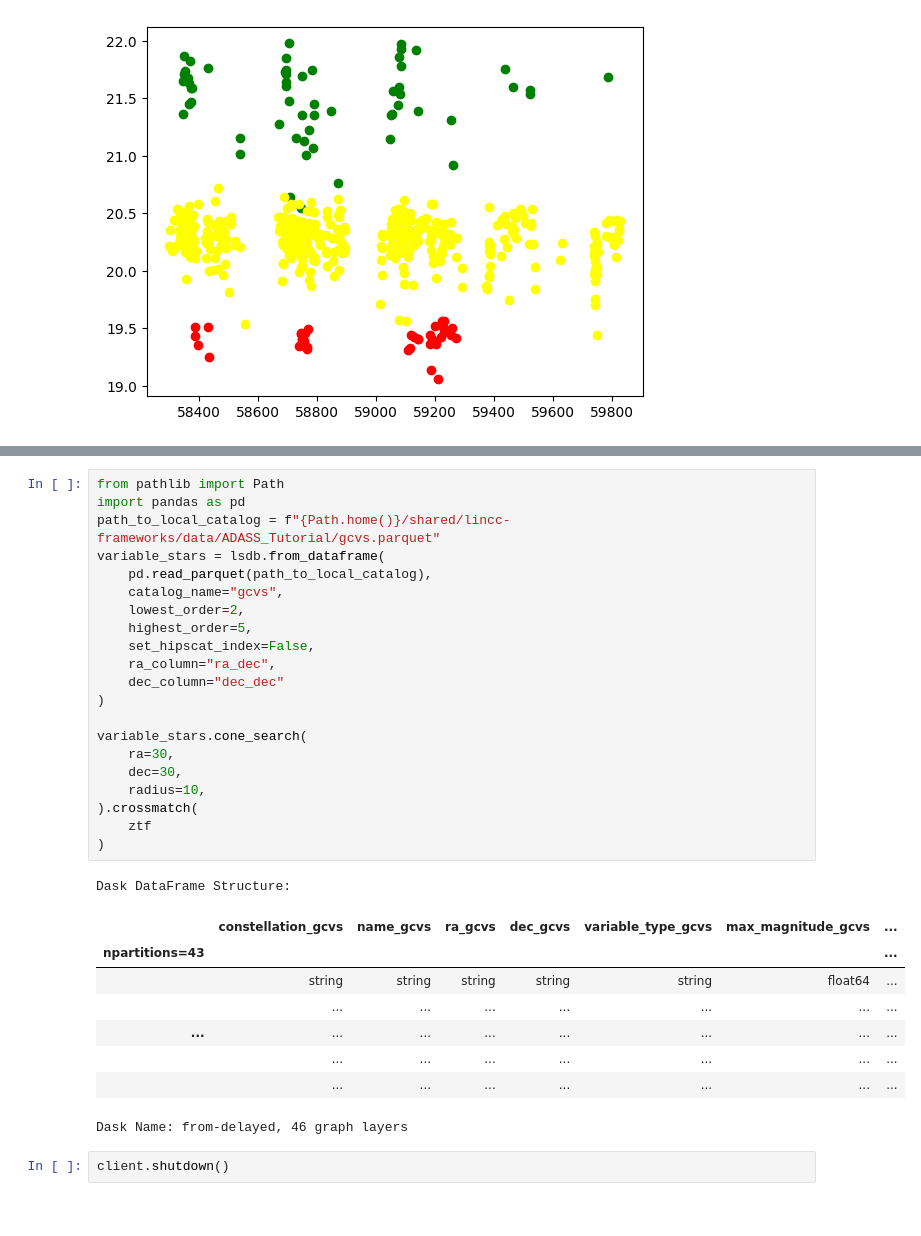
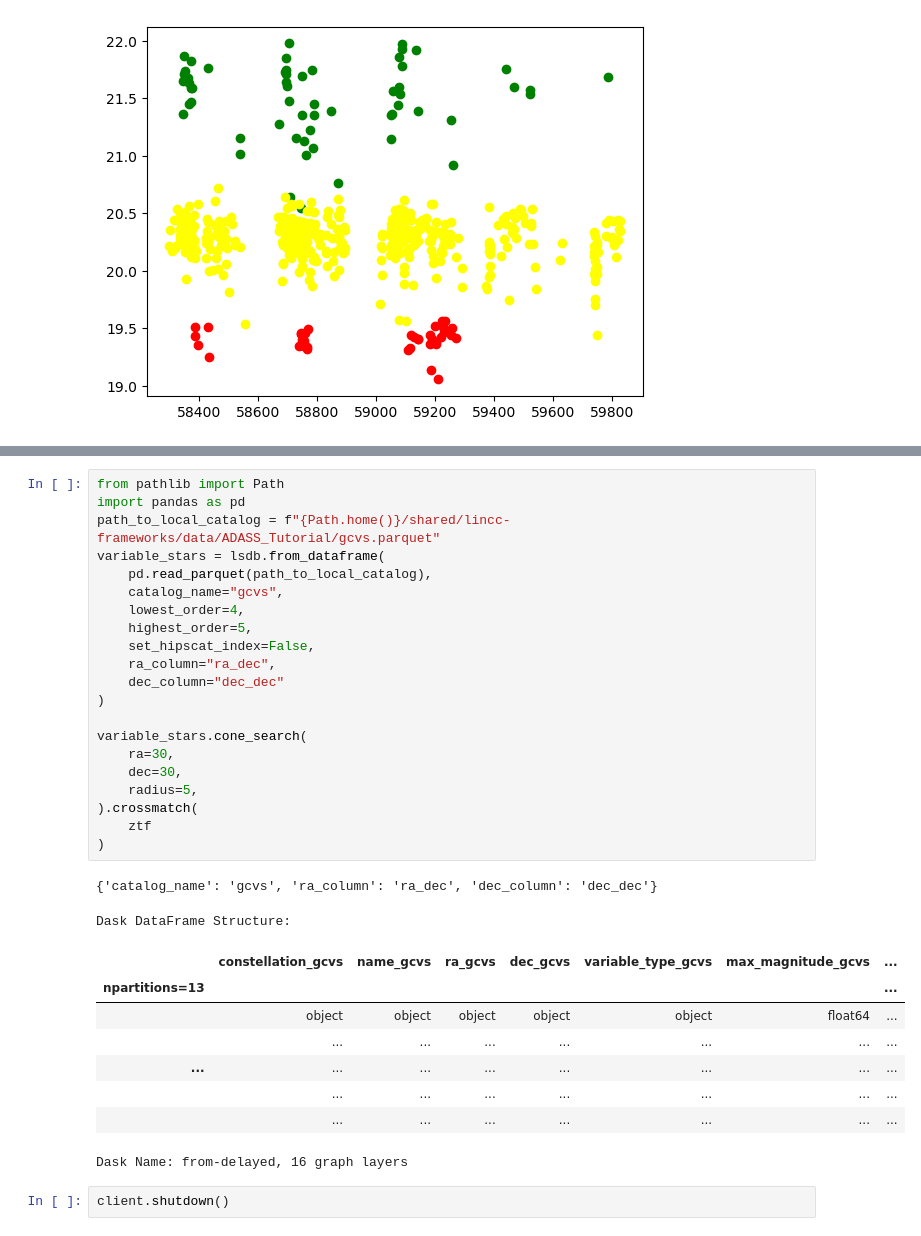
Before and after one commit to swyatt7/ADASS_LSDB_tutorial, a Jupyter notebook: nb/section4.ipynb, the cells around one changed output, grey strips where cells are left out. Cells and saved outputs as stored; diff of their text form.

```diff
--- a/nb/section4.ipynb
+++ b/nb/section4.ipynb
@@ -152,33 +151,34 @@ plt.scatter(iband_mjd, iband_mag, c="red")
 # %%
 from pathlib import Path
 import pandas as pd
 path_to_local_catalog = f"{Path.home()}/shared/lincc-frameworks/data/ADASS_Tutorial/gcvs.parquet"
 variable_stars = lsdb.from_dataframe(
     pd.read_parquet(path_to_local_catalog),
     catalog_name="gcvs",
-    lowest_order=2,
+    lowest_order=4,
     highest_order=5,
     set_hipscat_index=False,
     ra_column="ra_dec",
     dec_column="dec_dec"
 )
 
 variable_stars.cone_search(
     ra=30,
     dec=30,
-    radius=10,
+    radius=5,
 ).crossmatch(
     ztf
 )
 # %% [output]
-Dask DataFrame Structure:
+{'catalog_name': 'gcvs', 'ra_column': 'ra_dec', 'dec_column': 'dec_dec'}
+Dask DataFrame Structure:
 |  | constellation_gcvs | name_gcvs | ra_gcvs | dec_gcvs | variable_type_gcvs | max_magnitude_gcvs | ... |
-| npartitions=43 |  |  |  |  |  |  | ... |
-|  | string | string | string | string | string | float64 | ... |
+| npartitions=13 |  |  |  |  |  |  | ... |
+|  | object | object | object | object | object | float64 | ... |
 |  | ... | ... | ... | ... | ... | ... | ... |
 | ... | ... | ... | ... | ... | ... | ... | ... |
 |  | ... | ... | ... | ... | ... | ... | ... |
 |  | ... | ... | ... | ... | ... | ... | ... |
-Dask Name: from-delayed, 46 graph layers
+Dask Name: from-delayed, 16 graph layers
 # %%
 client.shutdown()
```
Also changed, not shown: parts of 4 cells of this notebook, 8 other files.
